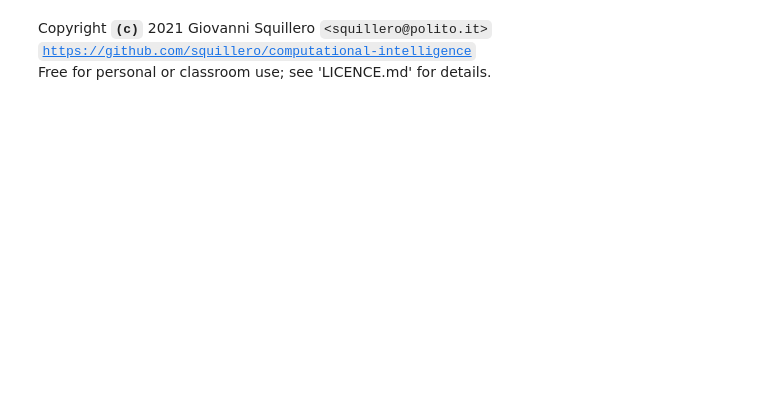
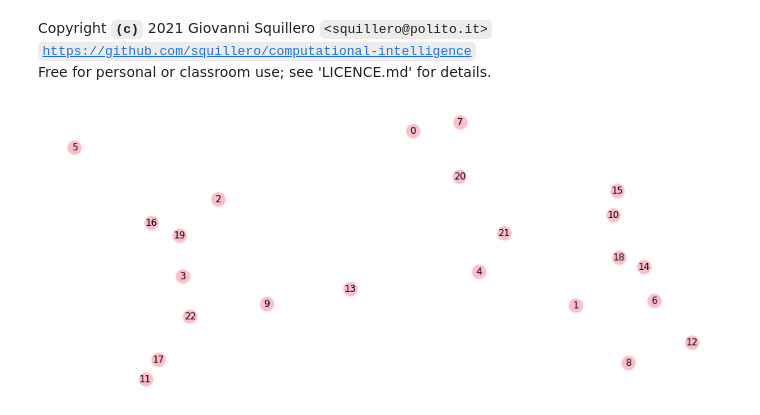
Before and after one commit to squillero/computational-intelligence, a Jupyter notebook: tsp.ipynb, the cells around one changed output. Cells and saved outputs as stored; diff of their text form; code cells hidden in the pictures; blank space fills up the shorter version.

```diff
--- a/tsp.ipynb
+++ b/tsp.ipynb
@@ -46,3 +54,10 @@ def plot_solution(solution: np.array = None) -> float:
+# %%
+NUM_CITIES = 23
+
+problem = Tsp(NUM_CITIES)
+problem.plot()
+# %% [output]
+[figure, added]
 # %%
 def tweak(solution: np.array, *, pm: float = 1/NUM_CITIES) -> np.array:
     new_solution = solution.copy()
```
Also changed, not shown: parts of 6 cells of this notebook, 1 other file.
